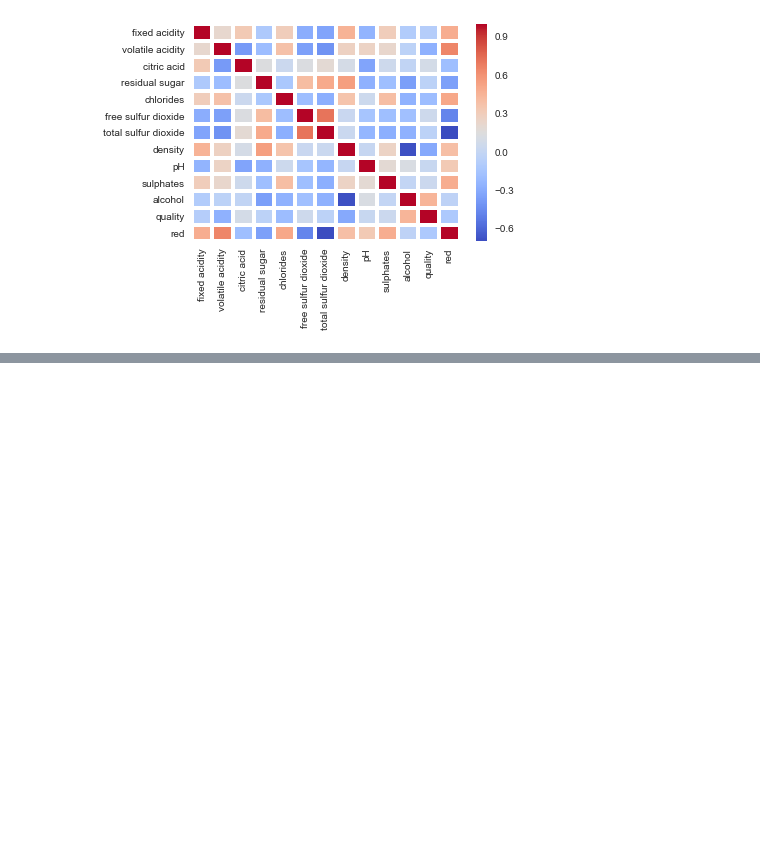
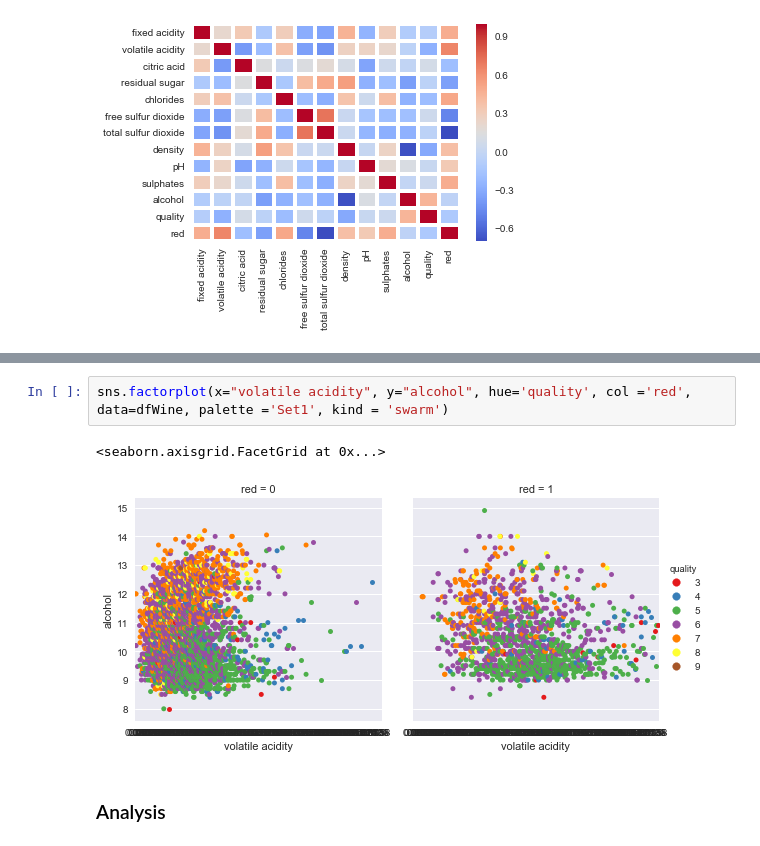
Before and after one commit to ChristopherDaigle/ConvexOptimizationWithPython, a Jupyter notebook: General/DaigleWineWork.ipynb, the cells around one changed output, grey strips where cells are left out. Drawn from its saved outputs; the diff is of its cells as text; blank space fills up the shorter version.

```diff
--- a/General/DaigleWineWork.ipynb
+++ b/General/DaigleWineWork.ipynb
@@ -160,0 +212,7 @@ ValueError: The condensed distance matrix must contain only finite values.
+# %%
+sns.factorplot(x="volatile acidity", y="alcohol", hue='quality', col ='red', data=dfWine, palette ='Set1', kind = 'swarm')
+# %% [output]
+<seaborn.axisgrid.FacetGrid at 0x...>
+[figure, added]
+# %% [markdown]
+### Analysis
```
Also changed, not shown: parts of 18 cells of this notebook, 2 other files.
